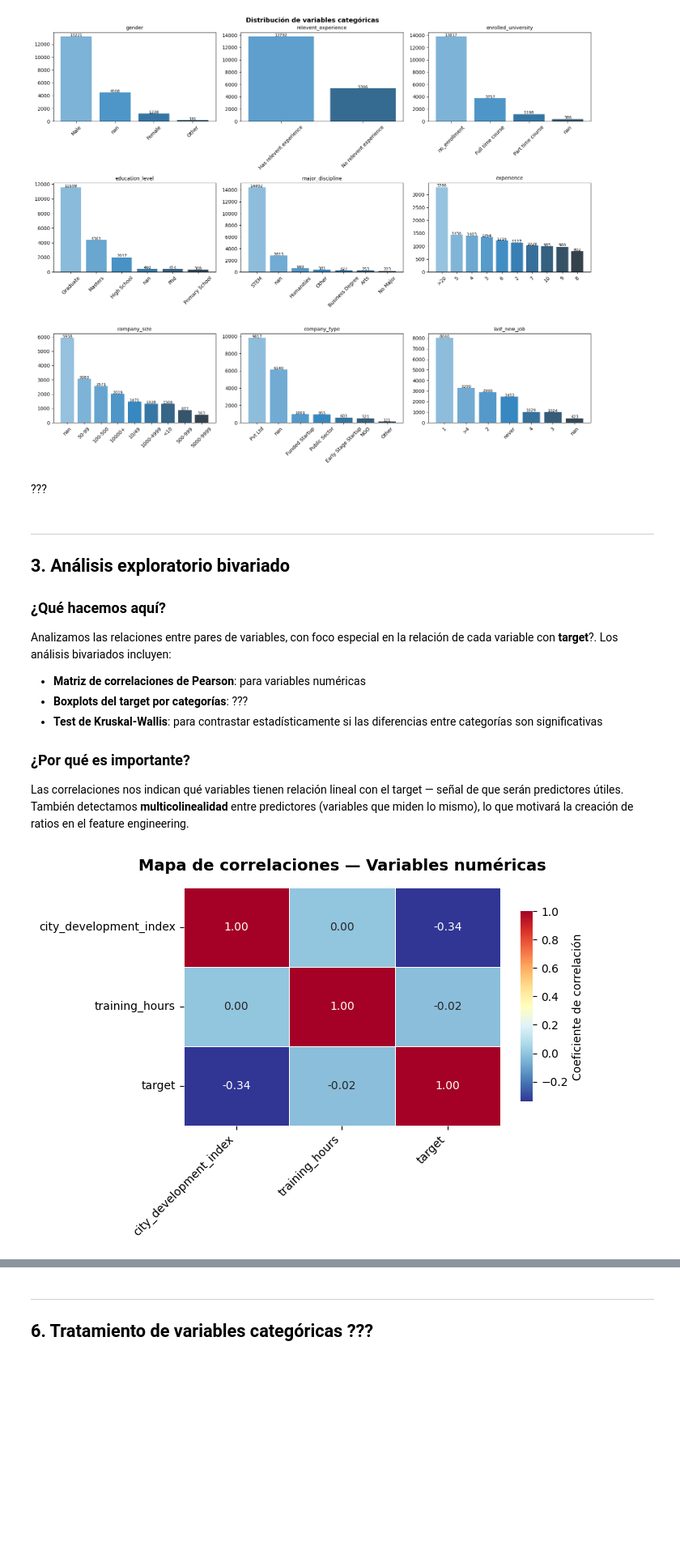
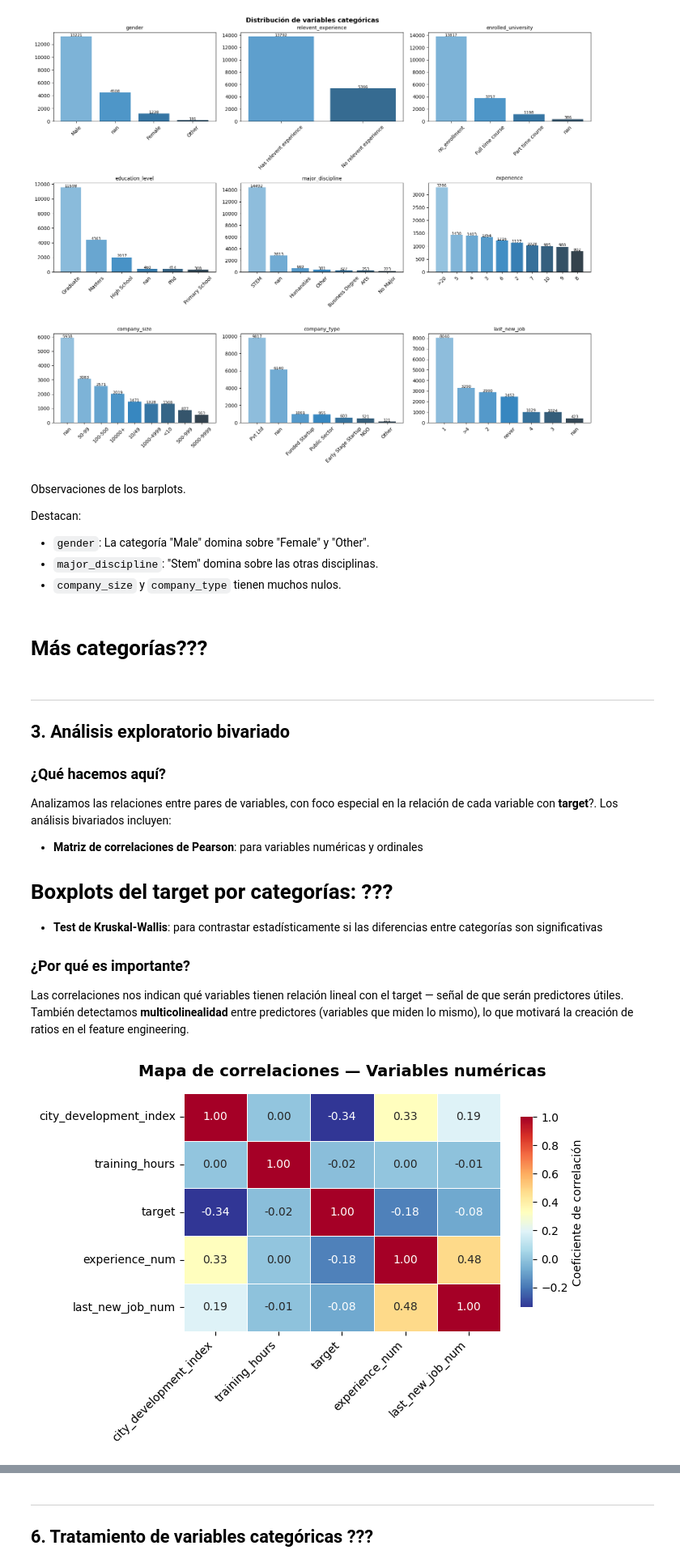
Before and after one commit to alejobgr99/lab-data-science-uniovi, a Jupyter notebook: actividad_final_micro.ipynb, the cells around one changed output, grey strips where cells are left out. Shown at 81% size. Drawn from its saved outputs; the diff is of its cells as text; code cells hidden in the pictures; blank space fills up the shorter version.

```diff
--- a/actividad_final_micro.ipynb
+++ b/actividad_final_micro.ipynb
@@ -241,15 +257,23 @@ plt.show()
 # %% [output]
 [figure]
 # %% [markdown]
-???
+Observaciones de los barplots.
+
+Destacan:
+
+- `gender`: La categoría "Male" domina sobre "Female" y "Other".
+- `major_discipline`: "Stem" domina sobre las otras disciplinas.
+- `company_size` y `company_type` tienen muchos nulos.
+# %% [markdown]
+# Más categorías???
 # %% [markdown]
 ---
 ## 3. Análisis exploratorio bivariado
 
 ### ¿Qué hacemos aquí?
 Analizamos las relaciones entre pares de variables, con foco especial en la relación de cada variable con **target**?. Los análisis bivariados incluyen:
-- **Matriz de correlaciones de Pearson**: para variables numéricas
-- **Boxplots del target por categorías**: ???
+- **Matriz de correlaciones de Pearson**: para variables numéricas y ordinales
+# **Boxplots del target por categorías**: ???
 - **Test de Kruskal-Wallis**: para contrastar estadísticamente si las diferencias entre categorías son significativas
 
 ### ¿Por qué es importante?
@@ -257,24 +281,34 @@ Las correlaciones nos indican qué variables tienen relación lineal con el targ
 # %%
 import matplotlib.pyplot as plt
 import seaborn as sns
 
 num_data = data[['city_development_index', 'training_hours', 'target']].copy()
+
+# Añadimos las ordinales codificadas numéricamente para ver correlaciones
+exp_map = {'<1':0,'1':1,'2':2,'3':3,'4':4,'5':5,'6':6,'7':7,'8':8,'9':9,
+           '10':10,'11':11,'12':12,'13':13,'14':14,'15':15,'16':16,'17':17,
+           '18':18,'19':19,'20':20,'>20':21}
+lnj_map = {'never':0,'1':1,'2':2,'3':3,'4':4,'>4':5}
+
+num_data['experience_num']     = data['experience'].map(exp_map)
+num_data['last_new_job_num']   = data['last_new_job'].map(lnj_map)
+
 corr_matrix = num_data.corr()
 
 plt.figure(figsize=(7, 5))
 sns.heatmap(
     corr_matrix,
     annot=True,
     fmt=".2f",
     cmap="RdYlBu_r",          # paleta más equilibrada
     linewidths=0.5,           # líneas divisorias suaves
     cbar_kws={'shrink': 0.8, 'aspect': 15, 'label': 'Coeficiente de correlación'}
 )
 
 plt.title('Mapa de correlaciones — Variables numéricas', fontsize=14, fontweight='bold', pad=15)
 plt.xticks(rotation=45, ha='right', fontsize=10)
 plt.yticks(rotation=0, fontsize=10)
 plt.tight_layout()
 plt.show()
 # %% [output]
-[figure, old version]
+[figure, new version]
```
Also changed, not shown: parts of 38 cells of this notebook.
